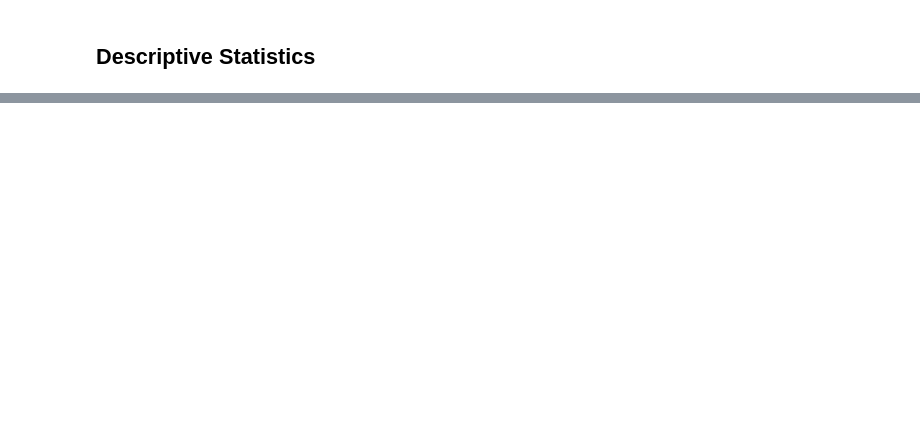
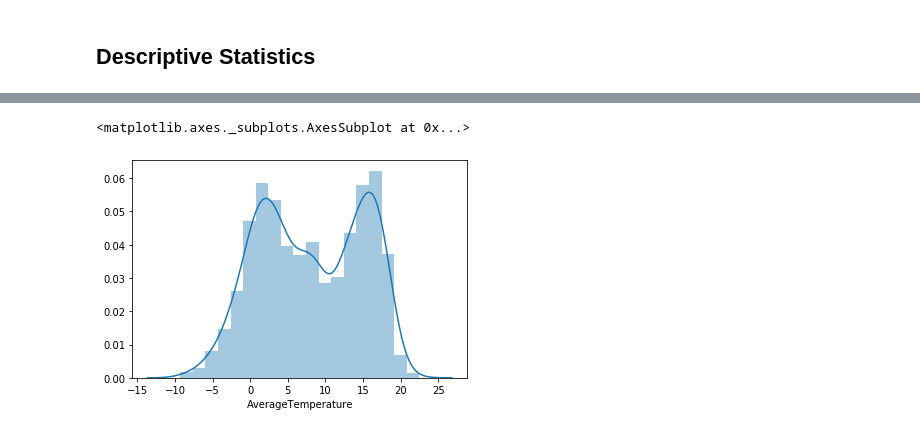
Before and after one commit to darkD3mon/climate-change-htw-2019, a Jupyter notebook: Deskriptiv_Germany.ipynb, the cells around one changed output, grey strips where cells are left out. Drawn from its saved outputs; the diff is of its cells as text; code cells hidden in the pictures; blank space fills up the shorter version.

```diff
--- a/Deskriptiv_Germany.ipynb
+++ b/Deskriptiv_Germany.ipynb
@@ -68,0 +97,5 @@ stats
+# %%
+sns.distplot(gltbc_ger['AverageTemperature'])
+# %% [output]
+<matplotlib.axes._subplots.AxesSubplot at 0x...>
+[figure, added]
```
Also changed, not shown: parts of 11 cells of this notebook.
